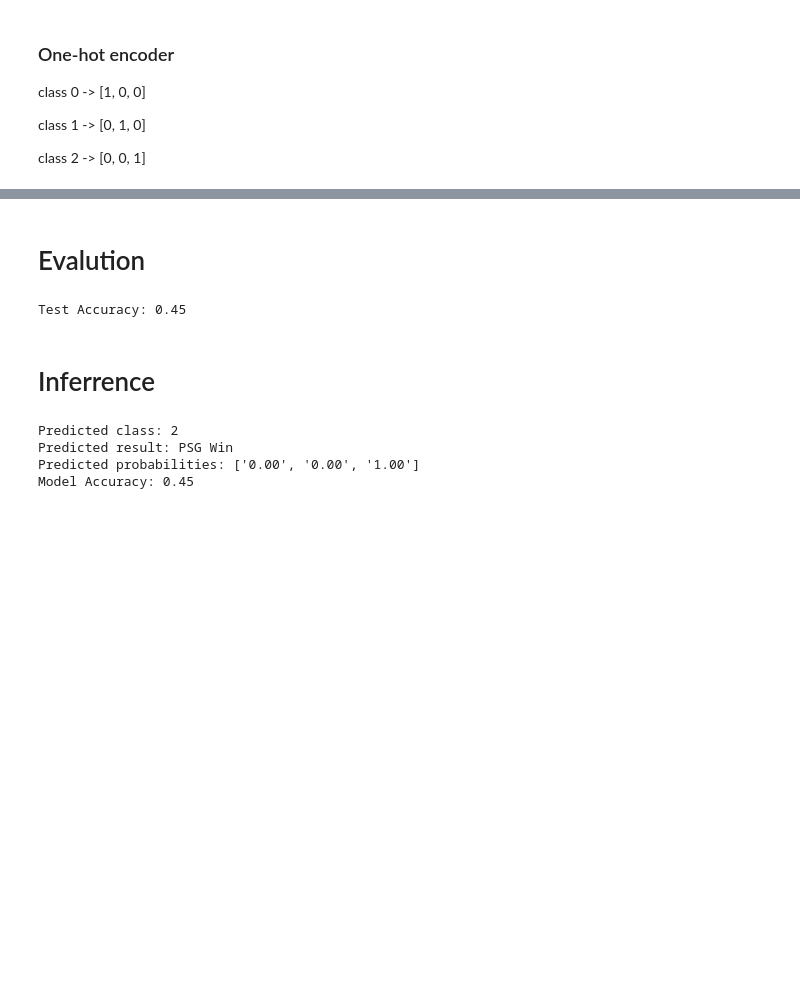
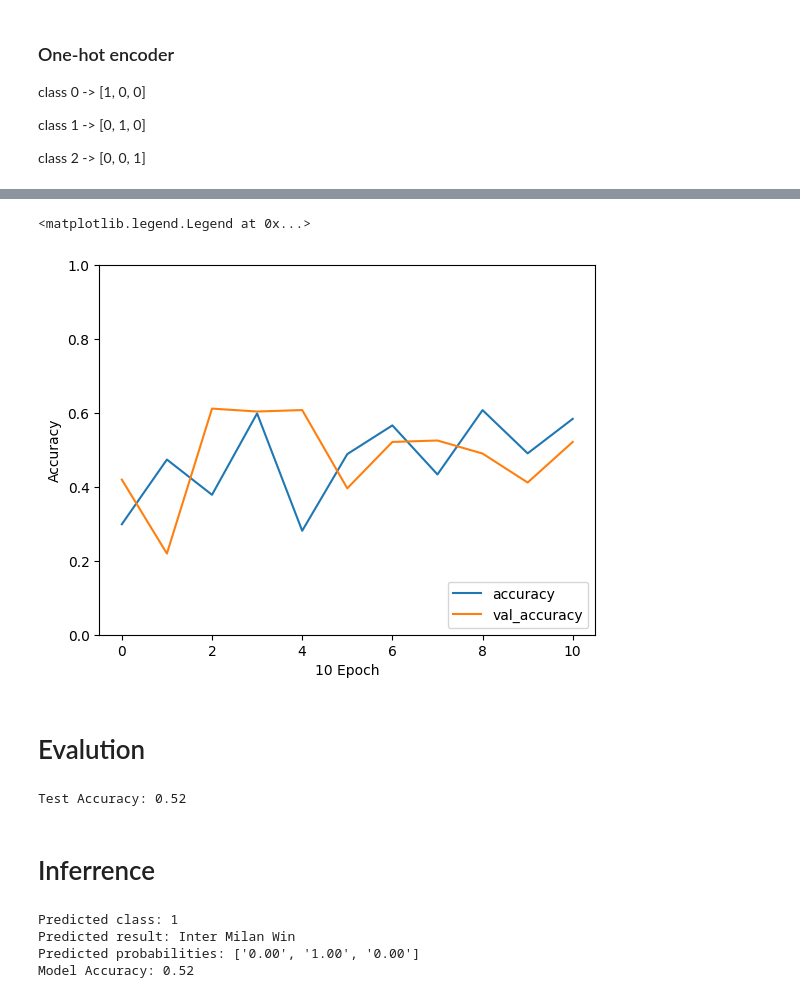
Before and after one commit to KanisornPutt/Sugoat-Project, a Jupyter notebook: scratch.ipynb, the cells around one changed output, grey strips where cells are left out. Cells and saved outputs as stored; diff of their text form; code cells hidden in the pictures; blank space fills up the shorter version.

```diff
--- a/scratch.ipynb
+++ b/scratch.ipynb
@@ -39,5 +29,5 @@ sample_df.head()
 # %%
-train, test = np.split(sample_df.sample(frac=1, random_state=42), [int(0.8 * len(sample_df))])
+train, test = np.split(df.sample(frac=1, random_state=42), [int(0.8 * len(df))])
 
 train.shape, test.shape
 # %% [output]
@@ -131,6 +118,9 @@ learning_rate = 0.1
 epochs = 1000
 num_classes = 3
 n_samples, n_features = X.shape
+
+train_accuracy = []
+test_accuracy = []
 
 for epoch in range(epochs + 1):
     # Forward
@@ -152,9 +142,12 @@ for epoch in range(epochs + 1):
     if epoch % 100 == 0:
         predictions = np.argmax(probs, axis=1)
         acc = np.mean(predictions == y)
+        train_accuracy.append(acc)
+
         eval_logits = np.dot(X_test, W) + dw0
         eval_probs = softmax(eval_logits)
         eval_preds = np.argmax(eval_probs, axis=1)
         eval_accuracy = accuracy_score(y_test, eval_preds)
+        test_accuracy.append(eval_accuracy)
         print(f"Epoch {epoch}, Loss: {loss:.4f}, Accuracy: {acc:.2f}, Eval Accuracy: {eval_accuracy:.2f}")
 # %% [output]
@@ -172,3 +165,13 @@ Epoch 1000, Loss: 84.0912, Accuracy: 0.70, Eval Accuracy: 0.45
+# %%
+plt.plot(train_accuracy, label='accuracy')
+plt.plot(test_accuracy, label = 'val_accuracy')
+plt.xlabel('10 Epoch')
+plt.ylabel('Accuracy')
+plt.ylim([0, 1])
+plt.legend(loc='lower right')
+# %% [output]
+<matplotlib.legend.Legend at 0x...>
+[figure, added]
 # %% [markdown]
 # Evalution
 # %%
@@ -178,7 +181,7 @@ preds = np.argmax(probs, axis=1)
 accuracy = accuracy_score(y_test, preds)
 print(f"Test Accuracy: {accuracy:.2f}")
 # %% [output]
-Test Accuracy: 0.45
+Test Accuracy: 0.52
 # %% [markdown]
 # Inferrence
 # %%
@@ -213,10 +216,10 @@ print(f"Predicted result: {result_map[preds[0]]}")
 print(f"Predicted probabilities: {[f'{p:.2f}' for p in probs[0]]}")
 print(f'Model Accuracy: {accuracy:.2f}')
 # %% [output]
-Predicted class: 2
-Predicted result: PSG Win
-Predicted probabilities: ['0.00', '0.00', '1.00']
-Model Accuracy: 0.45
+Predicted class: 1
+Predicted result: Inter Milan Win
+Predicted probabilities: ['0.00', '1.00', '0.00']
+Model Accuracy: 0.52
 # %%
 print(f'Original Accuracy: {original_accuaracy:.2f}')
 print(f'Original Test Accuracy: {origianl_eval_accuracy:.2f}')
```
Also changed, not shown: parts of 11 cells of this notebook, 1 other file.
